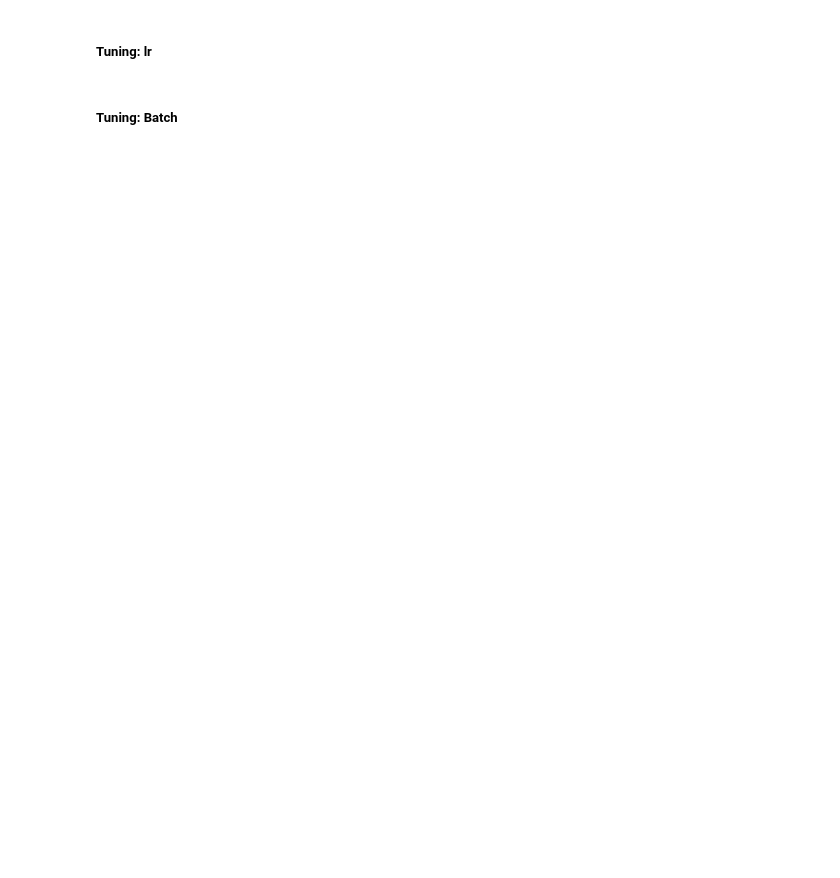
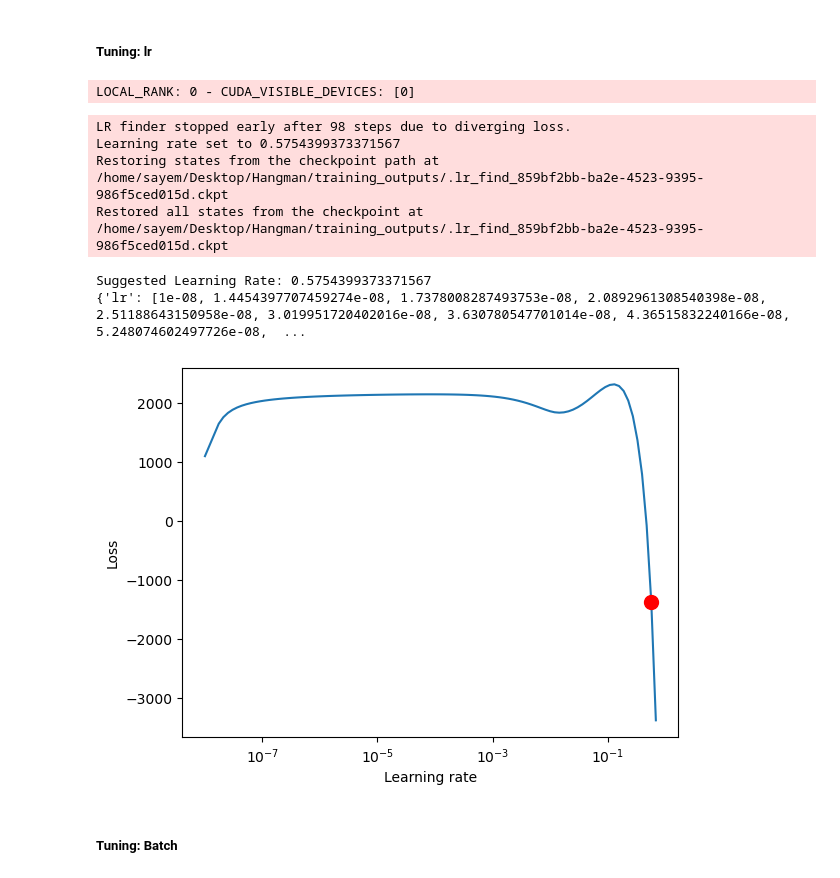
Before and after one commit to skhan61/HangmanNN, a Jupyter notebook: 2_training_notebook.ipynb, the cells around one changed output. Cells and saved outputs as stored; diff of their text form; code cells hidden in the pictures; blank space fills up the shorter version.

```diff
--- a/2_training_notebook.ipynb
+++ b/2_training_notebook.ipynb
@@ -63,13 +63,13 @@ max_word_length = max(len(word) for word in word_list)
 # %% [markdown]
 ##### Data Dir
 # %%
-NUM_STRATIFIED_SAMPLES = 5_000 # This will be overwritten by Papermill
+NUM_STRATIFIED_SAMPLES = 1_00 # This will be overwritten by Papermill
 
 NUM_WORD_SAMPLE = 20_000 # words for testing
 
 FAST_DEV_RUN = False
 
-MAX_EPOCH = 15
+MAX_EPOCH = 25
 # %%
 from pathlib import Path
 
@@ -135,3 +198,15 @@ print(f"Model saved at {model_file}")
+# %%
+from scr.data_module import *
+
+# Initialize Data Module
+initial_batch_size = 128  # Set your initial batch size
+
+# Initialize Data Module with the required arguments
+data_module = HangmanDataModule(train_dataset, valid_dataset,
+                                initial_batch_size,
+                                custom_collate_fn,
+                                performance_metrics=performance_metrics,
+                                threshold_win_rate=50)
 # %% [markdown]
 ##### Testing on Untrained Model
 # %%
@@ -181,28 +252,37 @@ trainer = pl.Trainer(
 # %% [markdown]
 ##### Tuning: lr
 # %%
-# from pytorch_lightning.tuner.tuning import Tuner
+from pytorch_lightning.tuner.tuning import Tuner
 
-# # Assuming lightning_model, train_loader, and val_loader are already defined
-# # Initialize the tuner with your trainer
-# tuner = Tuner(trainer)
+# Assuming lightning_model, train_loader, and val_loader are already defined
+# Initialize the tuner with your trainer
+tuner = Tuner(trainer)
 
-# # Run the learning rate finder using the data module
-# lr_finder = tuner.lr_find(model=lightning_model, datamodule=data_module)
+# Run the learning rate finder using the data module
+lr_finder = tuner.lr_find(model=lightning_model, datamodule=data_module)
 
-# # Plot the learning rate finder results
-# fig = lr_finder.plot(suggest=True)
-# fig.show()
+# Plot the learning rate finder results
+fig = lr_finder.plot(suggest=True)
+fig.show()
 
-# # Get the suggested learning rate
-# new_lr = lr_finder.suggestion()
-# print(f"Suggested Learning Rate: {new_lr}")
+# Get the suggested learning rate
+new_lr = lr_finder.suggestion()
+print(f"Suggested Learning Rate: {new_lr}")
 
-# # Update model's learning rate
-# lightning_model.learning_rate = new_lr
+# Update model's learning rate
+lightning_model.learning_rate = new_lr
 
-# # Optionally, you can view the results of the LR finder
-# print(lr_finder.results)
+# Optionally, you can view the results of the LR finder
+print(lr_finder.results)
+# %% [output]
+LOCAL_RANK: 0 - CUDA_VISIBLE_DEVICES: [0]
+LR finder stopped early after 98 steps due to diverging loss.
+Learning rate set to 0.5754399373371567
+Restoring states from the checkpoint path at /home/sayem/Desktop/Hangman/training_outputs/.lr_find_859bf2bb-ba2e-4523-9395-986f5ced015d.ckpt
+Restored all states from the checkpoint at /home/sayem/Desktop/Hangman/training_outputs/.lr_find_859bf2bb-ba2e-4523-9395-986f5ced015d.ckpt
+Suggested Learning Rate: 0.5754399373371567
+{'lr': [1e-08, 1.4454397707459274e-08, 1.7378008287493753e-08, 2.0892961308540398e-08, 2.51188643150958e-08, 3.019951720402016e-08, 3.630780547701014e-08, 4.36515832240166e-08, 5.248074602497726e-08,  ...
+[figure, added]
 # %% [markdown]
 ##### Tuning: Batch
 # %%
```
Also changed, not shown: parts of 13 cells of this notebook, 16 other files.
